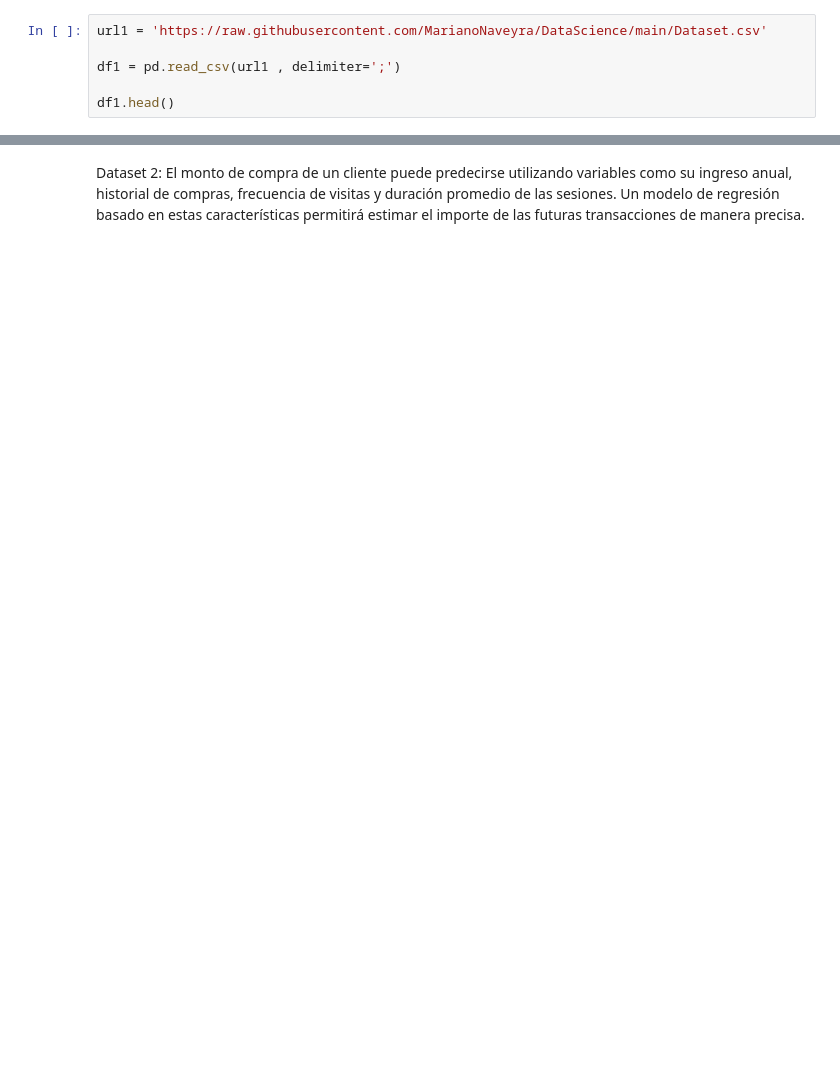
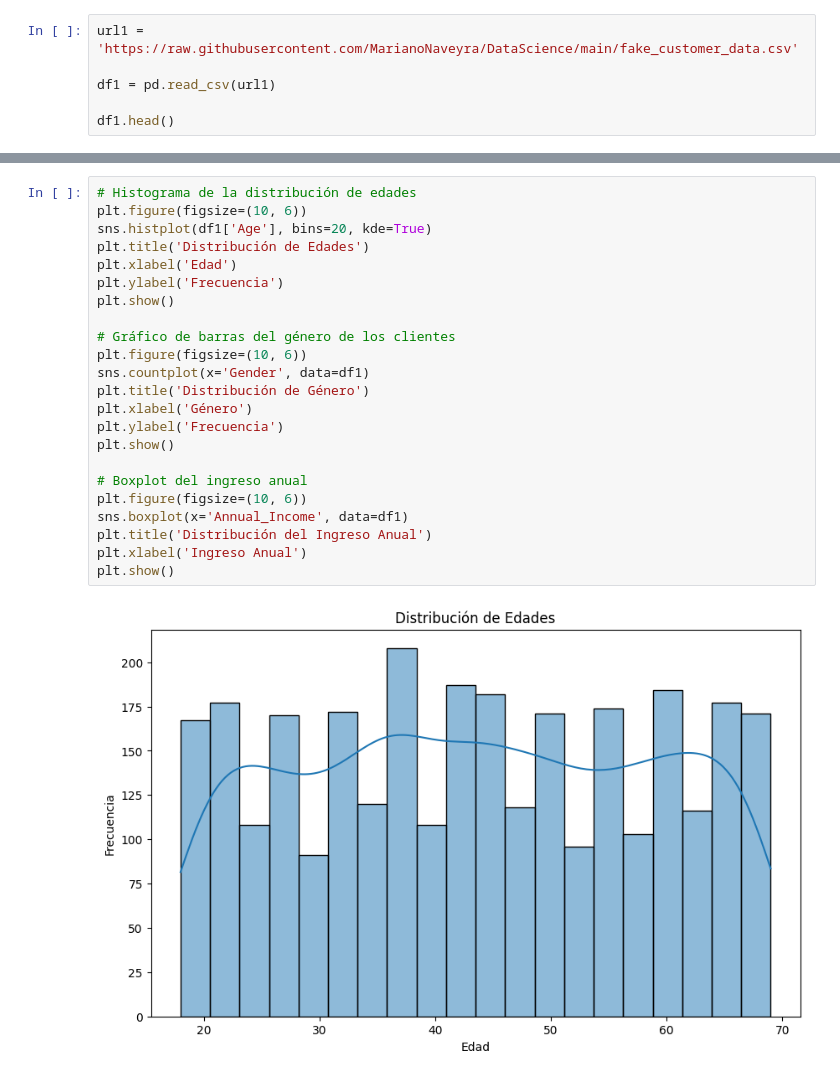
Before and after one commit to MarianoNaveyra/DataScience, a Jupyter notebook: Proyecto_Partell_Naveyra.ipynb, the cells around one changed output, grey strips where cells are left out. Cells and saved outputs as stored; diff of their text form; blank space fills up the shorter version.

```diff
--- a/Proyecto_Partell_Naveyra.ipynb
+++ b/Proyecto_Partell_Naveyra.ipynb
@@ -8,7 +10,7 @@ Dataset 1: El modelo de machine learning debe agrupar las filas en tickets de ma
 # %%
-url1 = 'https://raw.githubusercontent.com/MarianoNaveyra/DataScience/main/Dataset.csv'
+url1 = 'https://raw.githubusercontent.com/MarianoNaveyra/DataScience/main/fake_customer_data.csv'
 
-df1 = pd.read_csv(url1 , delimiter=';')
+df1 = pd.read_csv(url1)
 
 df1.head()
 # %% [output]
@@ -22,2 +23,25 @@ df1.head()
-# %% [markdown]
-Dataset 2: El monto de compra de un cliente puede predecirse utilizando variables como su ingreso anual, historial de compras, frecuencia de visitas y duración promedio de las sesiones. Un modelo de regresión basado en estas características permitirá estimar el importe de las futuras transacciones de manera precisa.
+# %%
+# Histograma de la distribución de edades
+plt.figure(figsize=(10, 6))
+sns.histplot(df1['Age'], bins=20, kde=True)
+plt.title('Distribución de Edades')
+plt.xlabel('Edad')
+plt.ylabel('Frecuencia')
+plt.show()
+
+# Gráfico de barras del género de los clientes
+plt.figure(figsize=(10, 6))
+sns.countplot(x='Gender', data=df1)
+plt.title('Distribución de Género')
+plt.xlabel('Género')
+plt.ylabel('Frecuencia')
+plt.show()
+
+# Boxplot del ingreso anual
+plt.figure(figsize=(10, 6))
+sns.boxplot(x='Annual_Income', data=df1)
+plt.title('Distribución del Ingreso Anual')
+plt.xlabel('Ingreso Anual')
+plt.show()
+# %% [output]
+[figure, added]
```
Also changed, not shown: parts of 15 cells of this notebook.
